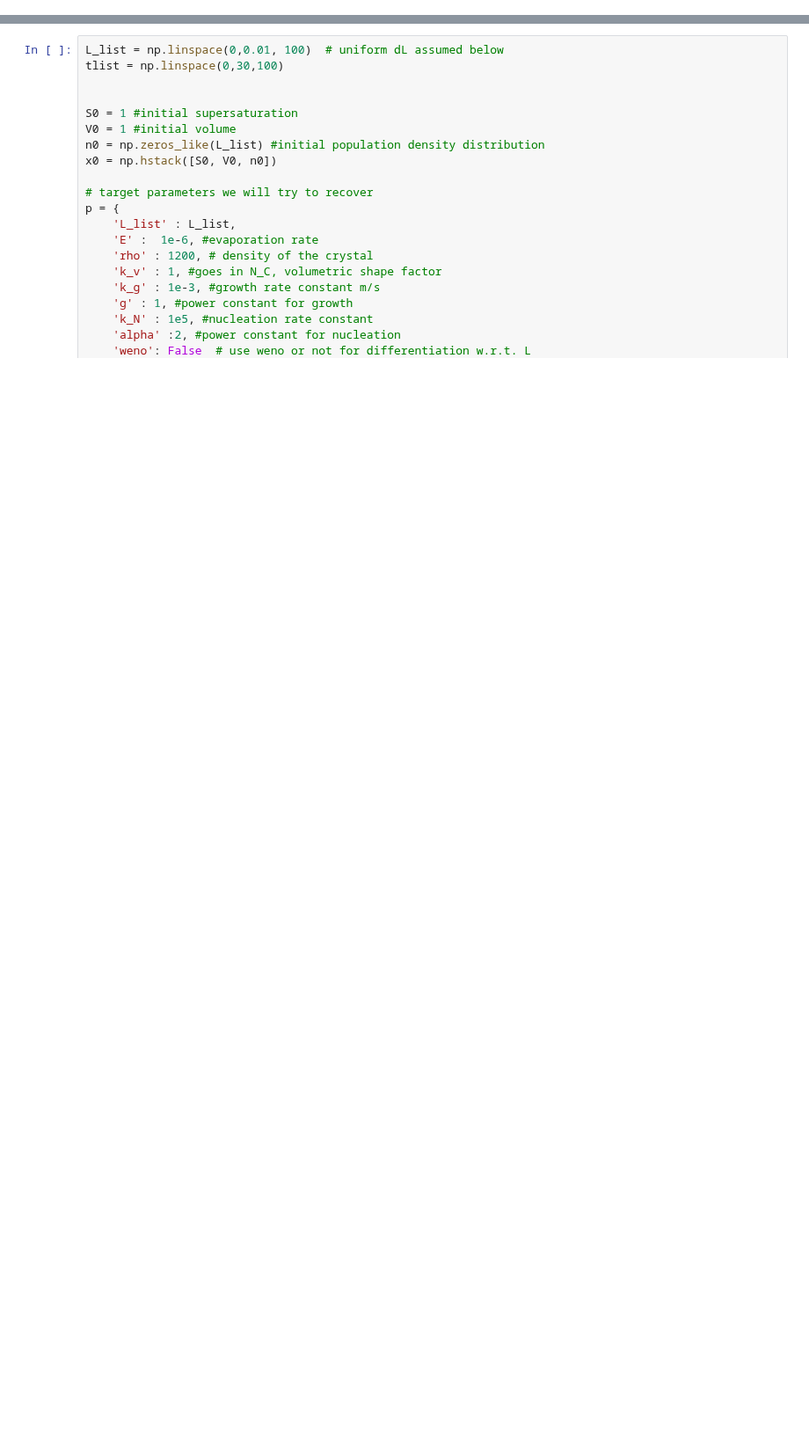
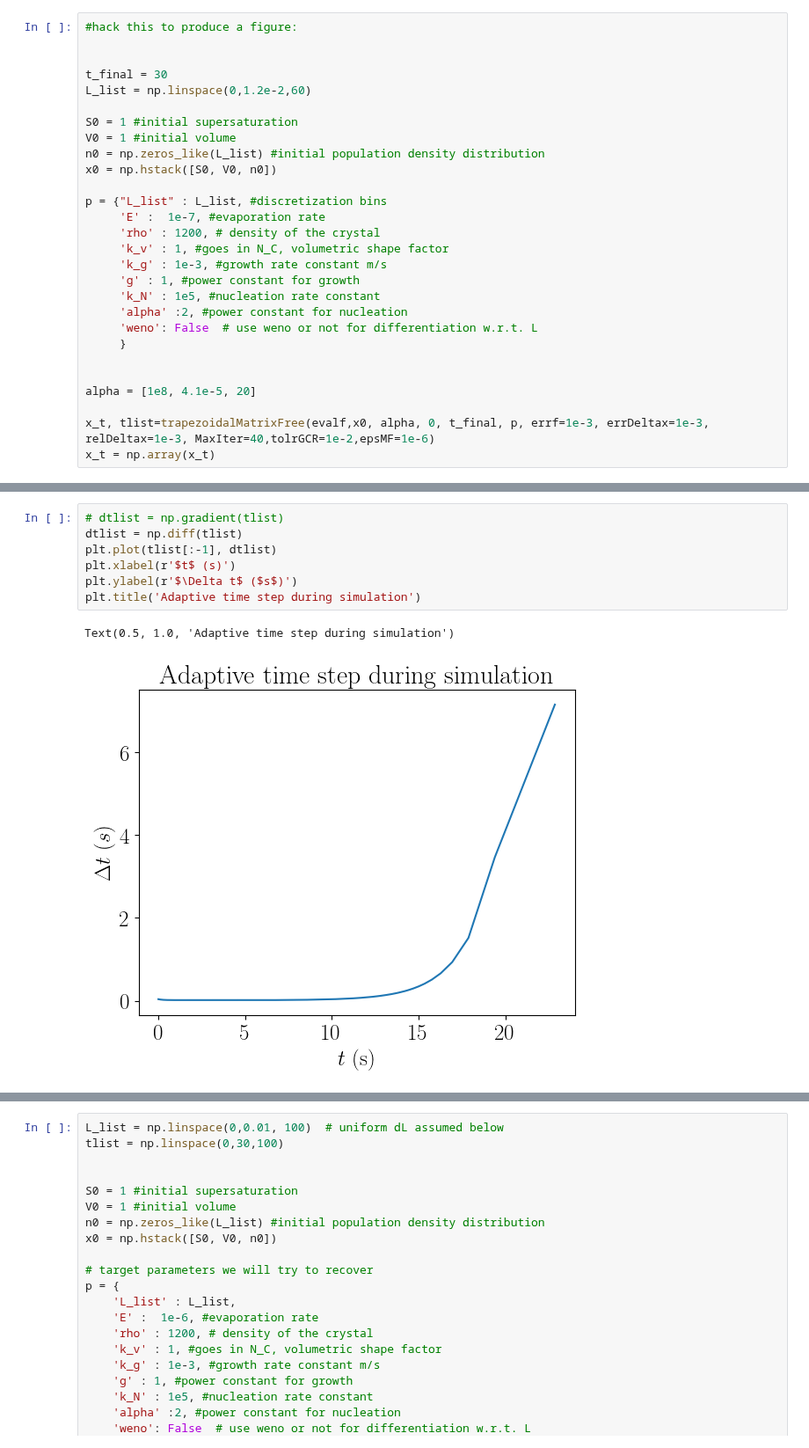
Before and after one commit to lucasattia/crystalPBM, a Jupyter notebook: functions/test_trapezoidalMatrixFree.ipynb, the cells around one changed output, grey strips where cells are left out. Shown at 88% size. Drawn from its saved outputs; the diff is of its cells as text; blank space fills up the shorter version.

```diff
--- a/functions/test_trapezoidalMatrixFree.ipynb
+++ b/functions/test_trapezoidalMatrixFree.ipynb
@@ -38,3 +46,31 @@ def plot_results(x, L_list, tlist):
 # %% [output]
 The autoreload extension is already loaded. To reload it, use:
   %reload_ext autoreload
+# %%
+#hack this to produce a figure:
+
+
+t_final = 30
+L_list = np.linspace(0,1.2e-2,60)
+
+S0 = 1 #initial supersaturation
+V0 = 1 #initial volume
+n0 = np.zeros_like(L_list) #initial population density distribution
+x0 = np.hstack([S0, V0, n0])
+
+p = {"L_list" : L_list, #discretization bins
+     'E' :  1e-7, #evaporation rate
+     'rho' : 1200, # density of the crystal
+     'k_v' : 1, #goes in N_C, volumetric shape factor
+     'k_g' : 1e-3, #growth rate constant m/s
+     'g' : 1, #power constant for growth
+     'k_N' : 1e5, #nucleation rate constant
+     'alpha' :2, #power constant for nucleation
+     'weno': False  # use weno or not for differentiation w.r.t. L
+     }
+
+
+alpha = [1e8, 4.1e-5, 20]
+
+x_t, tlist=trapezoidalMatrixFree(evalf,x0, alpha, 0, t_final, p, errf=1e-3, errDeltax=1e-3, relDeltax=1e-3, MaxIter=40,tolrGCR=1e-2,epsMF=1e-6)
+x_t = np.array(x_t)
@@ -40,0 +81,10 @@ The autoreload extension is already loaded. To reload it, use:
+# %%
+# dtlist = np.gradient(tlist)
+dtlist = np.diff(tlist)
+plt.plot(tlist[:-1], dtlist)
+plt.xlabel(r'$t$ (s)')
+plt.ylabel(r'$\Delta t$ ($s$)')
+plt.title('Adaptive time step during simulation')
+# %% [output]
+Text(0.5, 1.0, 'Adaptive time step during simulation')
+[figure, added]
```
Also changed, not shown: parts of 8 cells of this notebook, 8 other files.
